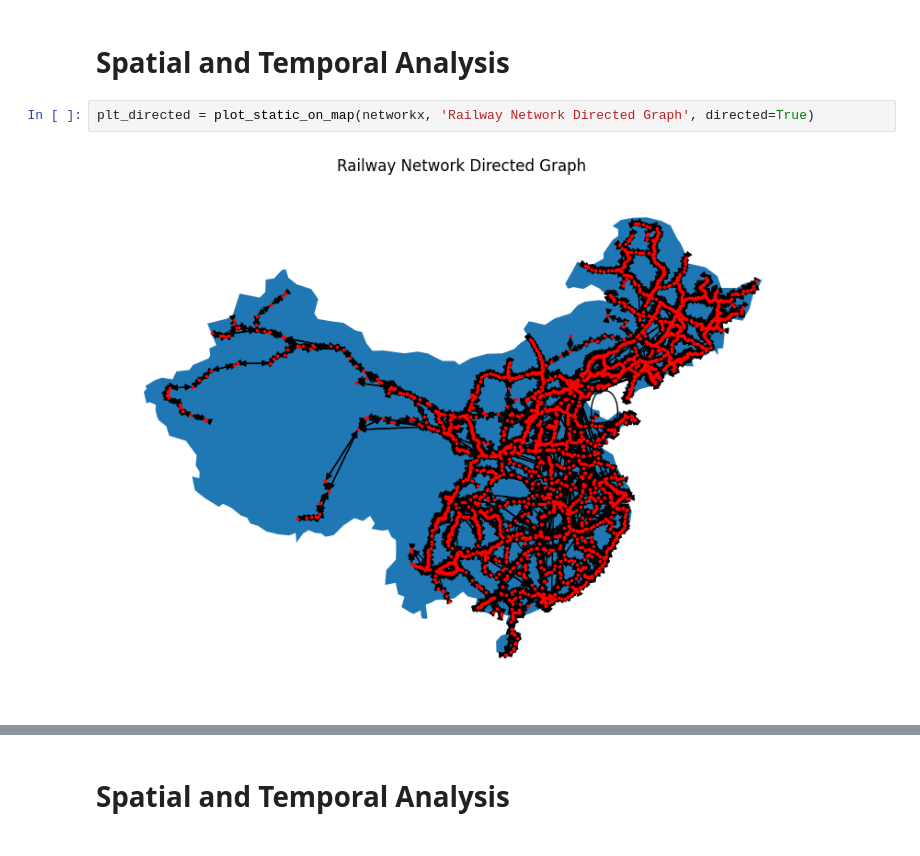
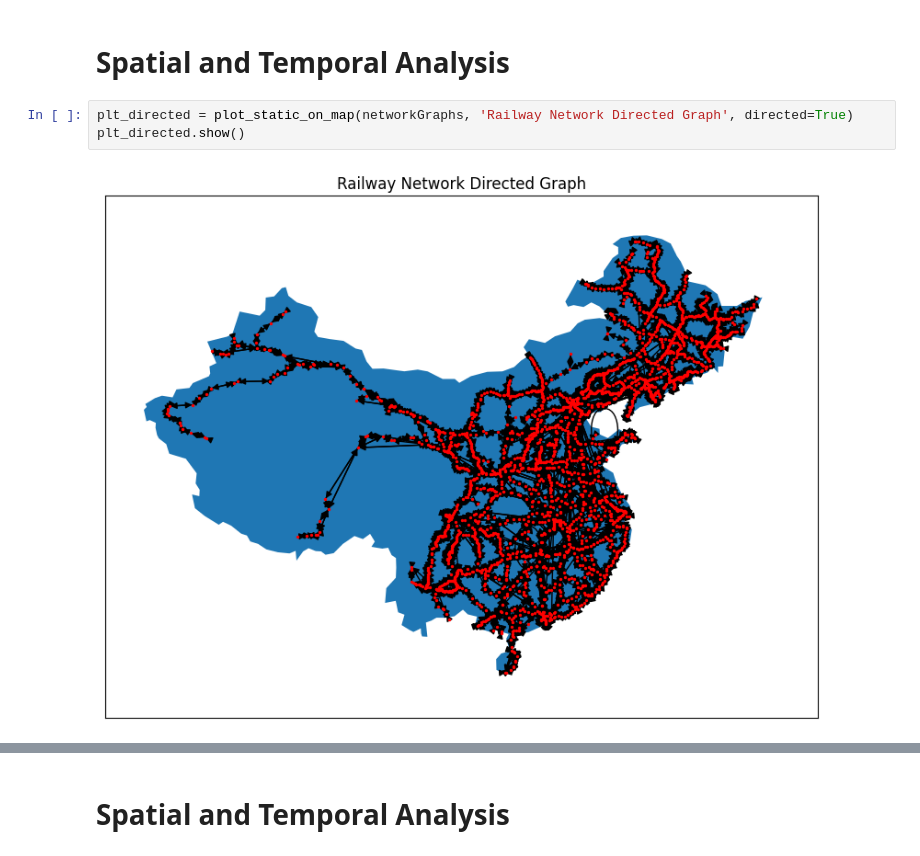
Before and after one commit to airscholar/AlphaTeam, a Jupyter notebook: analysis/Rail.ipynb, the cells around one changed output, grey strips where cells are left out. Cells and saved outputs as stored; diff of their text form.

```diff
--- a/analysis/Rail.ipynb
+++ b/analysis/Rail.ipynb
@@ -74,7 +58,8 @@ global_metrics
 # %% [markdown]
 # Spatial and Temporal Analysis
 # %%
-plt_directed = plot_static_on_map(networkx, 'Railway Network Directed Graph', directed=True)
+plt_directed = plot_static_on_map(networkGraphs, 'Railway Network Directed Graph', directed=True)
+plt_directed.show()
 # %% [output]
-[figure, old version]
+[figure, new version]
 # %%
```
Also changed, not shown: parts of 12 cells of this notebook, 1 other file.
